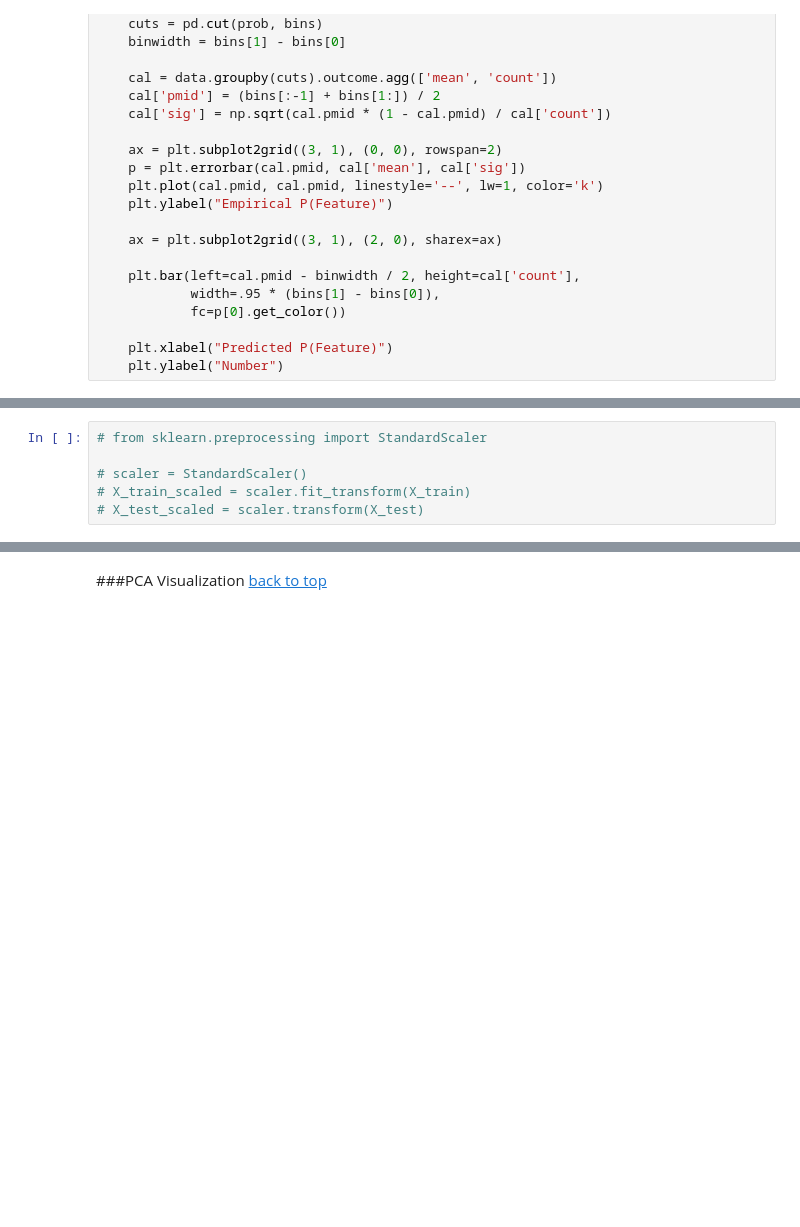
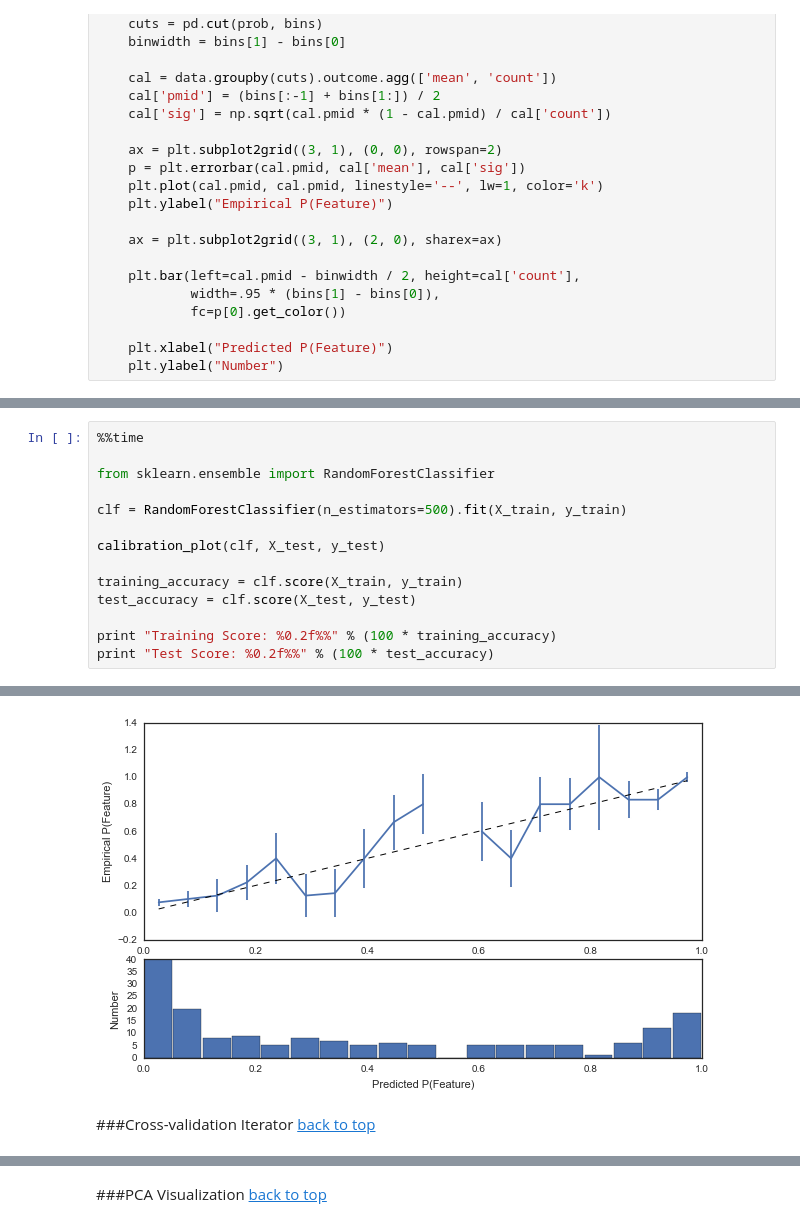
Before and after one commit to jthang/DataScienceLab, a Jupyter notebook: machine_learning/random_forest.ipynb, the cells around one changed output, grey strips where cells are left out. Cells and saved outputs as stored; diff of their text form; blank space fills up the shorter version.

```diff
--- a/machine_learning/random_forest.ipynb
+++ b/machine_learning/random_forest.ipynb
@@ -216,7 +214,16 @@ print "Test Score: %0.2f%%" % (100 * test_accuracy)
 [back to top](#contents)
-# %%
-# from sklearn.preprocessing import StandardScaler
-
-# scaler = StandardScaler()
-# X_train_scaled = scaler.fit_transform(X_train)
-# X_test_scaled = scaler.transform(X_test)
+# %%
+%%time
+
+from sklearn.ensemble import RandomForestClassifier
+
+clf = RandomForestClassifier(n_estimators=500).fit(X_train, y_train)
+
+calibration_plot(clf, X_test, y_test)
+
+training_accuracy = clf.score(X_train, y_train)
+test_accuracy = clf.score(X_test, y_test)
+
+print "Training Score: %0.2f%%" % (100 * training_accuracy)
+print "Test Score: %0.2f%%" % (100 * test_accuracy)
+# %% [output]
@@ -222,0 +234,4 @@ print "Test Score: %0.2f%%" % (100 * test_accuracy)
+[figure, added]
+# %% [markdown]
+###Cross-validation Iterator
+[back to top](#contents)
```
Also changed, not shown: parts of 39 cells of this notebook.
